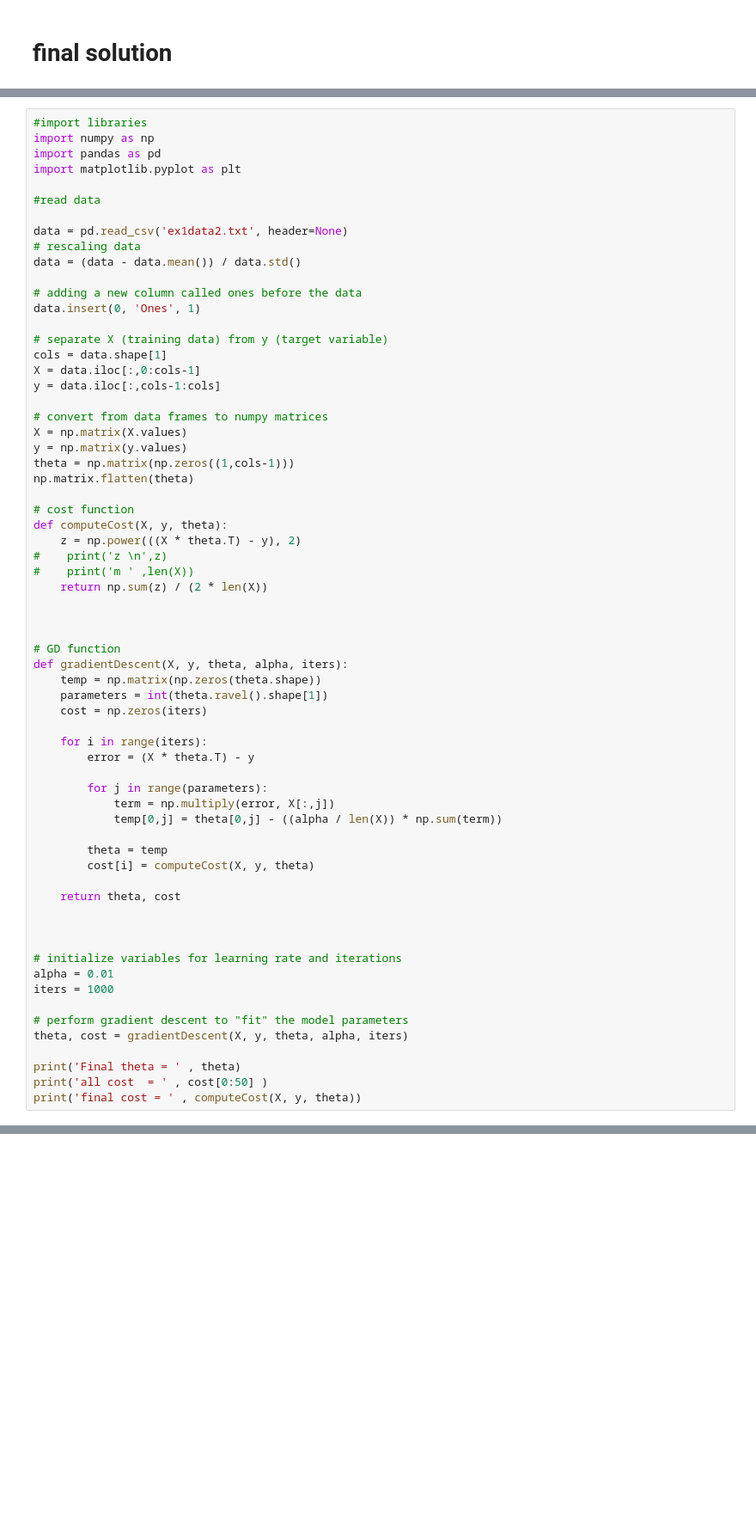
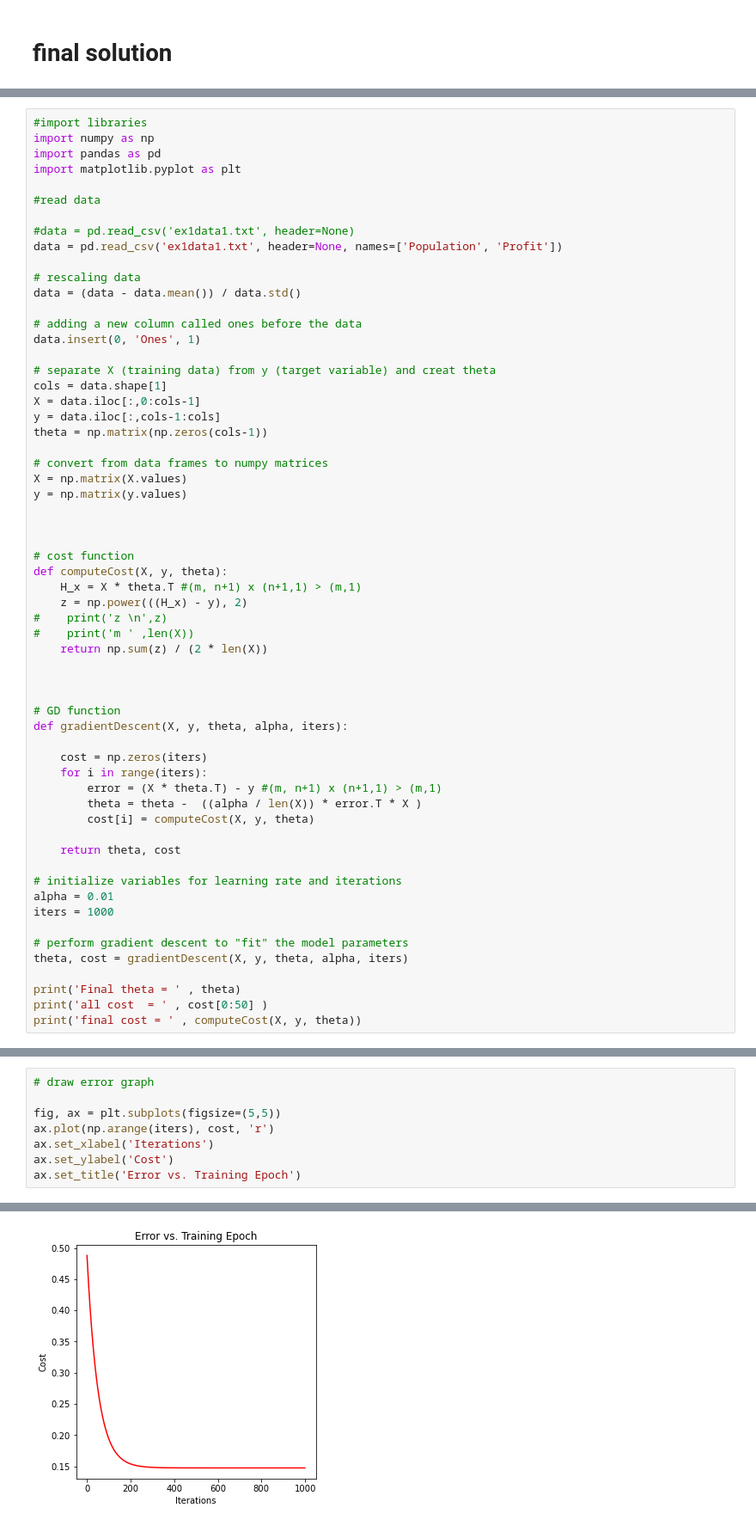
Before and after one commit to Ibn-mohey/Practice-Machine-Learning-with-Courses, a Jupyter notebook: Machine-Learning-Course-Andrew-Ng/machine-learning-assignments/ex1/Python code/Test1.ipynb, the cells around one changed output, grey strips where cells are left out. Shown at 86% size. Drawn from its saved outputs; the diff is of its cells as text; blank space fills up the shorter version.

```diff
--- a/Machine-Learning-Course-Andrew-Ng/machine-learning-assignments/ex1/Python code/Test1.ipynb
+++ b/Machine-Learning-Course-Andrew-Ng/machine-learning-assignments/ex1/Python code/Test1.ipynb
@@ -819,27 +793,31 @@ import matplotlib.pyplot as plt
 
 #read data
 
-data = pd.read_csv('ex1data2.txt', header=None)
+#data = pd.read_csv('ex1data1.txt', header=None)
+data = pd.read_csv('ex1data1.txt', header=None, names=['Population', 'Profit'])
+
 # rescaling data
 data = (data - data.mean()) / data.std()
 
 # adding a new column called ones before the data
 data.insert(0, 'Ones', 1)
 
-# separate X (training data) from y (target variable)
+# separate X (training data) from y (target variable) and creat theta
 cols = data.shape[1]
 X = data.iloc[:,0:cols-1]
 y = data.iloc[:,cols-1:cols]
+theta = np.matrix(np.zeros(cols-1))
 
 # convert from data frames to numpy matrices
 X = np.matrix(X.values)
 y = np.matrix(y.values)
-theta = np.matrix(np.zeros((1,cols-1)))
-np.matrix.flatten(theta)
+
+
 
 # cost function
 def computeCost(X, y, theta):
-    z = np.power(((X * theta.T) - y), 2)
+    H_x = X * theta.T #(m, n+1) x (n+1,1) > (m,1)
+    z = np.power(((H_x) - y), 2)
 #    print('z \n',z)
 #    print('m ' ,len(X))
     return np.sum(z) / (2 * len(X))
@@ -848,23 +826,14 @@ def computeCost(X, y, theta):
 
 # GD function
 def gradientDescent(X, y, theta, alpha, iters):
-    temp = np.matrix(np.zeros(theta.shape))
-    parameters = int(theta.ravel().shape[1])
+
     cost = np.zeros(iters)
-
     for i in range(iters):
-        error = (X * theta.T) - y
-
-        for j in range(parameters):
-            term = np.multiply(error, X[:,j])
-            temp[0,j] = theta[0,j] - ((alpha / len(X)) * np.sum(term))
-
-        theta = temp
+        error = (X * theta.T) - y #(m, n+1) x (n+1,1) > (m,1)
+        theta = theta -  ((alpha / len(X)) * error.T * X )
         cost[i] = computeCost(X, y, theta)
 
     return theta, cost
-
-
 
 # initialize variables for learning rate and iterations
 alpha = 0.01
@@ -890,0 +880,9 @@ final cost =  0.13070336960771892
+# %%
+# draw error graph
+
+fig, ax = plt.subplots(figsize=(5,5))
+ax.plot(np.arange(iters), cost, 'r')
+ax.set_xlabel('Iterations')
+ax.set_ylabel('Cost')
+ax.set_title('Error vs. Training Epoch')
+# %% [output]
@@ -890,0 +890 @@ final cost =  0.13070336960771892
+[figure, added]
```
Also changed, not shown: parts of 15 cells of this notebook, 2 other files.
